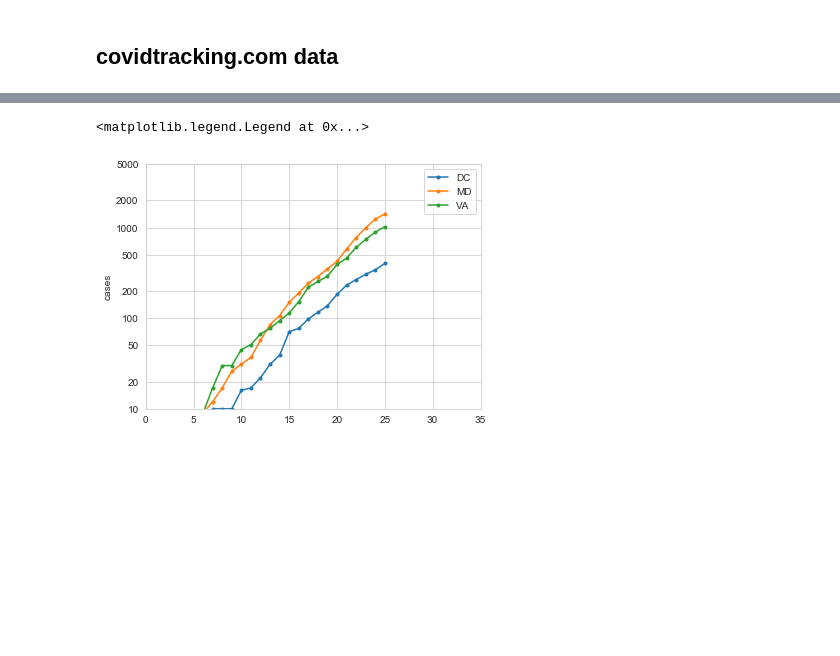
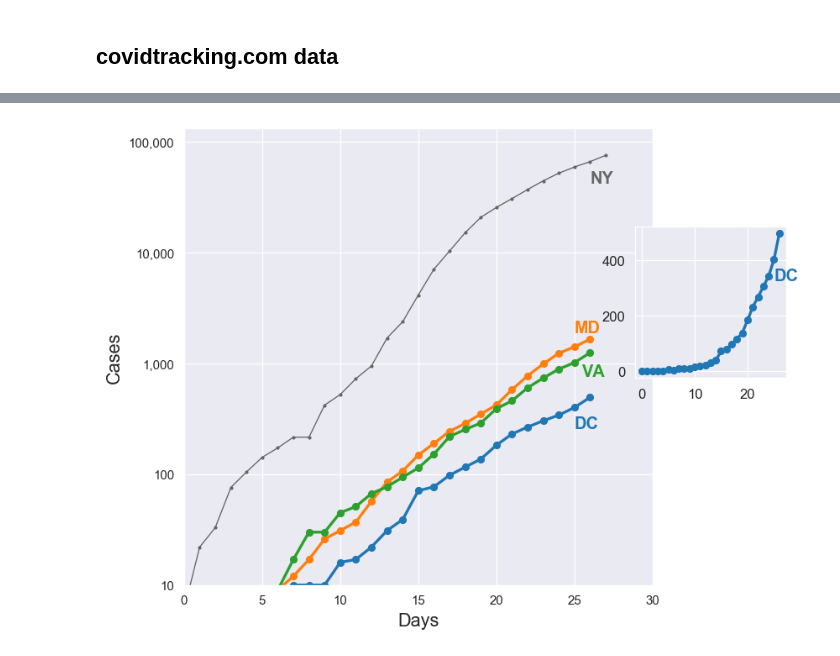
Before and after one commit to histed/DC-area-coronavirus-tracking, a Jupyter notebook: 200331-MH-Covidtracking.ipynb, the cells around one changed output, grey strips where cells are left out. Saved outputs shown, nothing was run; the diff lists cells and outputs as text; code cells hidden in the pictures; blank space fills up the shorter version.

Commit message:
snapshot while working on case plot
Signed-off-by: Mark Histed <mhisted@gmail.com>

```diff
--- a/200331-MH-Covidtracking.ipynb
+++ b/200331-MH-Covidtracking.ipynb
@@ -43,0 +44,8 @@ dtV - dtV.iloc[-1]
+# %%
+params = pd.DataFrame(index={'DC','MD','VA','NY'}, columns=['fullname'])
+params.loc[:,'fullname'] = pd.Series({ 'DC': 'District of Columbia', 'MD': 'Maryland', 'VA': 'Virginia'})
+params.loc[:,'labYOff'] = pd.Series({ 'DC': -15, 'MD': +10, 'VA': -10, 'NY':-15})
+params.loc[:,'labXOff'] = pd.Series({ 'DC': 0, 'MD': 0, 'VA': +5, 'NY': 0})
+params.loc[:,'lw'] = pd.Series({ 'DC': 2, 'MD': 2, 'VA': 2, 'NY': 0.8})
+
+display(params)
@@ -44,33 +58,57 @@ dtV - dtV.iloc[-1]
 # %%
-
-fig, ax = plt.subplots(figsize=r_[1,0.75]*6)
+sns.set_style('darkgrid')
+fig, ax = plt.subplots(figsize=r_[1,1]*6, dpi=120)
 
 
-def plot_state(state='DC'):
+def plot_state(state='DC', ax=ax):
     desIx = ctDf.state == state
     ys = ctDf.loc[desIx,'positive']
     dtV = pd.to_datetime(ctDf.loc[desIx,'date'], format='%Y%m%d')
     xs = (dtV - dtV.iloc[-1])
     ctDf.loc[desIx,'day0'] = xs
     xs = [x.days for x in xs]
 
 
-    ax.plot(xs, ys, marker='.', label=state)
-    ax.set_yscale('log')
-    ax.set_ylabel('cases')
+    ph, = ax.plot(xs, ys, marker='.', label=state, lw=2, markersize=9)
+    if state in params.index:
+        ah = ax.annotate(state, xy=(xs[1],ys.iloc[1]), xycoords='data',
+                    xytext=(params.loc[state,'labXOff'], params.loc[state,'labYOff']),
+                    textcoords='offset points',
+                    color=ph.get_color(),
+                    fontweight='bold',
+                    fontsize=12)
+        lw = params.loc[state,'lw']
+        ph.set_linewidth(lw)
+        if lw < 1:
+            ph.set_markersize(3)
+            ph.set_color('0.4')
+            ah.set_color('0.4')
 
 
 plot_state('DC')
 plot_state('MD')
 plot_state('VA')
+plot_state('NY')
 
-ax.set_ylim([10,2000])
-yt = [10,20,50,100,200,500,1000,2000,5000]
+lp = r_[1,2,5]
+yt = np.hstack((lp*10,lp*10**2,lp*10**3,lp*10**4,10**5))
 plt.yticks(yt,yt)
+
+ax.set_yscale('log')
+ax.set_ylabel('Cases', fontsize=13)
+ax.set_xlabel('Days', fontsize=13)
+plt.setp(ax.get_xticklabels(), fontsize=9)
+plt.setp(ax.get_yticklabels(), fontsize=9)
+ax.yaxis.set_major_formatter(mpl.ticker.FuncFormatter(lambda x,pos: '{:,.0f}'.format(x)))
+ax.get_xlim()
+
 #ax.set_yticklabels(['%d'%x for x in yt])
-ax.set_xlim([0,35])
+ax.set_xlim([0,30])
+ax.set_ylim([10, ax.get_ylim()[1]])
 
-plt.legend()
+# inset
+from mpl_toolkits.axes_grid1.inset_locator import inset_axes
+axins = inset_axes(ax, width=1.5, height=1.5, bbox_to_anchor=(1.0,0.5,0.3,0.3), bbox_transform=ax.transAxes)
+plot_state('DC', ax=axins)
 # %% [output]
-<matplotlib.legend.Legend at 0x...>
-[figure, old version]
+[figure, new version]
```
Also changed, not shown: parts of 7 cells of this notebook, 4 other files.
